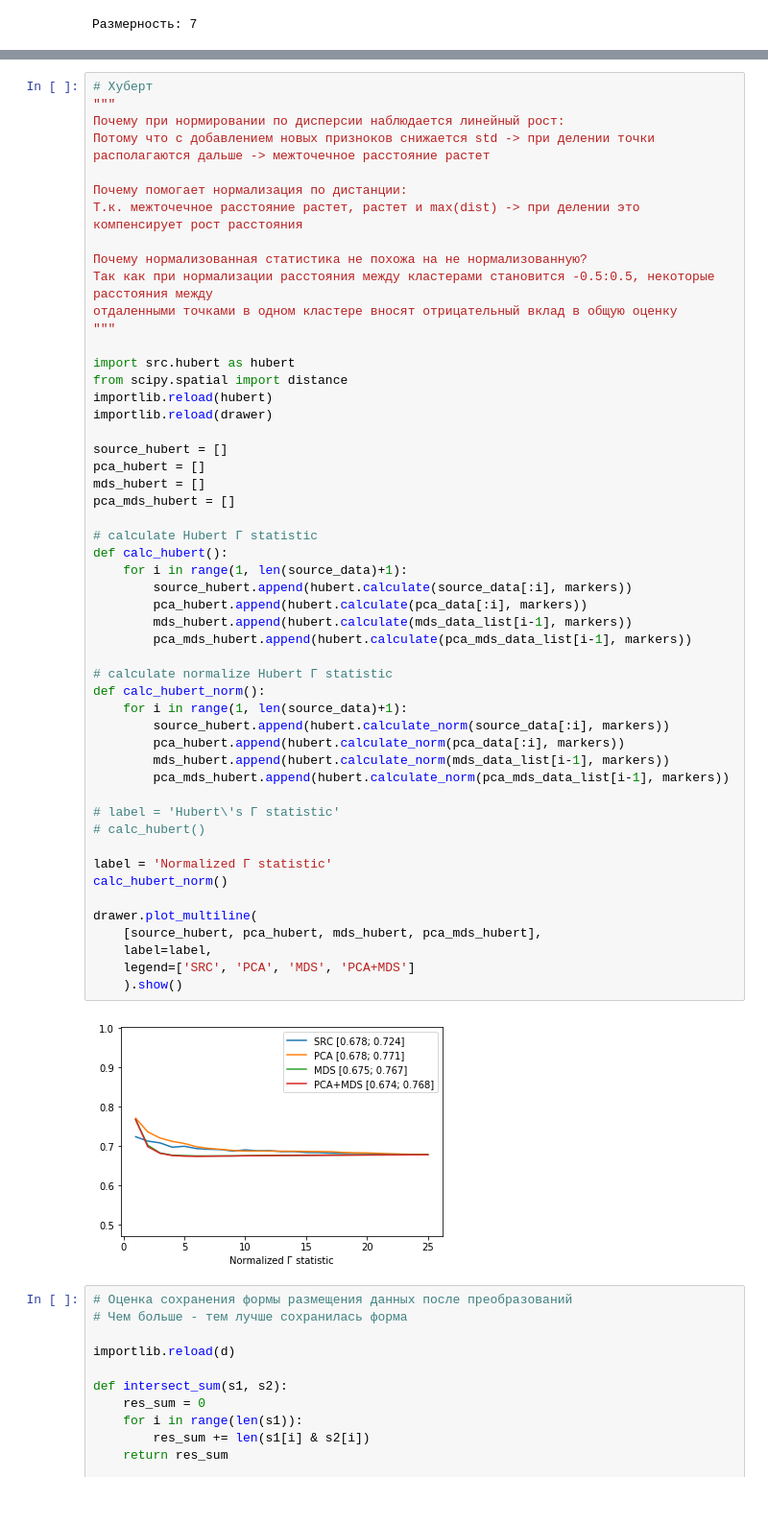
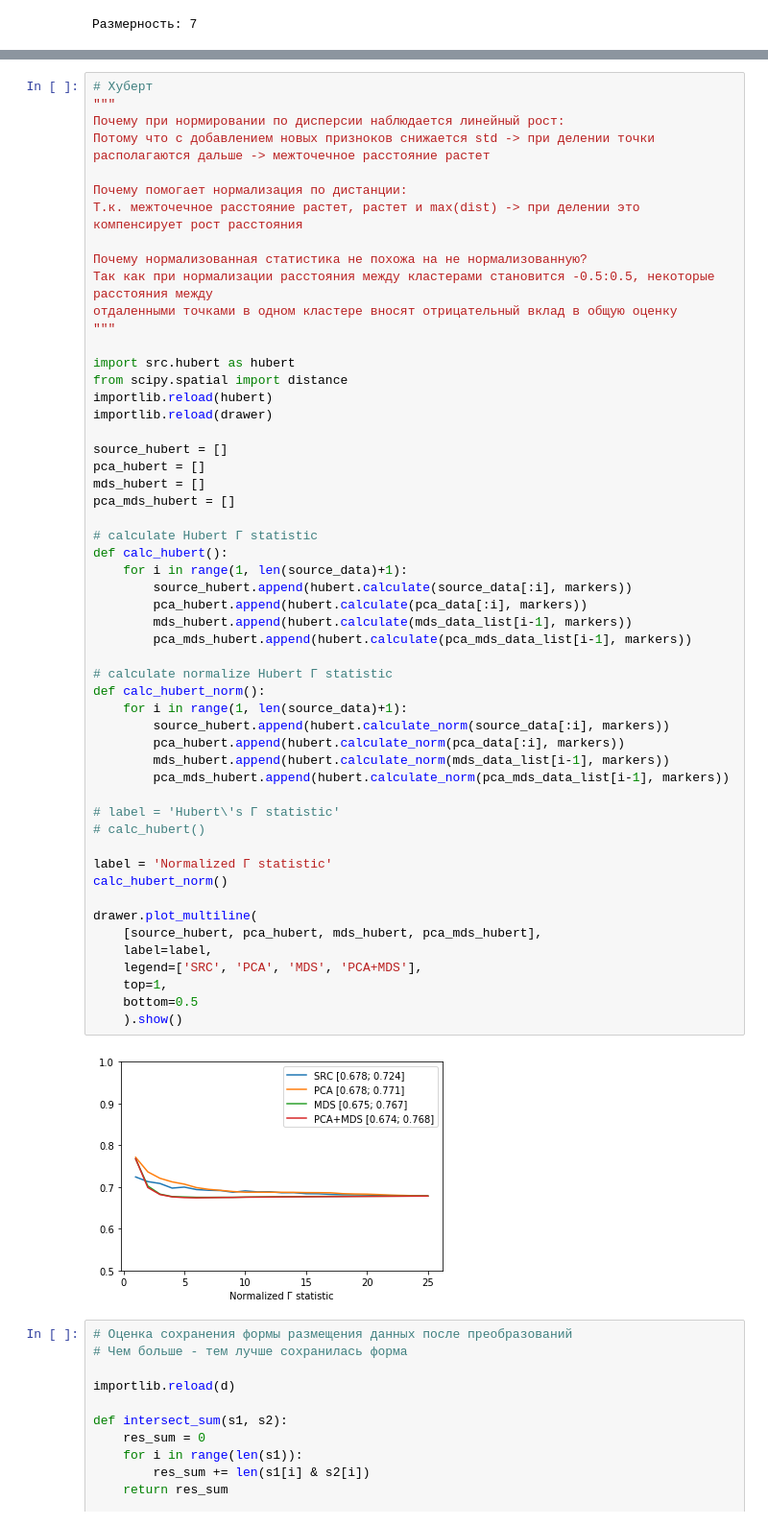
Before and after one commit to mestydone/dimensionality_reduction, a Jupyter notebook: DR.ipynb, the cells around one changed output, grey strips where cells are left out. Shown at 96% size. Saved outputs shown, nothing was run; the diff lists cells and outputs as text.

```diff
--- a/DR.ipynb
+++ b/DR.ipynb
@@ -194,35 +201,37 @@ pca_hubert = []
 mds_hubert = []
 pca_mds_hubert = []
 
 # calculate Hubert Г statistic
 def calc_hubert():
     for i in range(1, len(source_data)+1):
         source_hubert.append(hubert.calculate(source_data[:i], markers))
         pca_hubert.append(hubert.calculate(pca_data[:i], markers))
         mds_hubert.append(hubert.calculate(mds_data_list[i-1], markers))
         pca_mds_hubert.append(hubert.calculate(pca_mds_data_list[i-1], markers))
 
 # calculate normalize Hubert Г statistic
 def calc_hubert_norm():
     for i in range(1, len(source_data)+1):
         source_hubert.append(hubert.calculate_norm(source_data[:i], markers))
         pca_hubert.append(hubert.calculate_norm(pca_data[:i], markers))
         mds_hubert.append(hubert.calculate_norm(mds_data_list[i-1], markers))
         pca_mds_hubert.append(hubert.calculate_norm(pca_mds_data_list[i-1], markers))
 
 # label = 'Hubert\'s Г statistic'
 # calc_hubert()
 
 label = 'Normalized Г statistic'
 calc_hubert_norm()
 
 drawer.plot_multiline(
     [source_hubert, pca_hubert, mds_hubert, pca_mds_hubert],
     label=label,
-    legend=['SRC', 'PCA', 'MDS', 'PCA+MDS']
+    legend=['SRC', 'PCA', 'MDS', 'PCA+MDS'],
+    top=1,
+    bottom=0.5
     ).show()
 # %% [output]
-[figure, old version]
+[figure, new version]
 # %%
 # Оценка сохранения формы размещения данных после преобразований
 # Чем больше - тем лучше сохранилась форма
```
Also changed, not shown: parts of 3 cells of this notebook, 4 other files.
